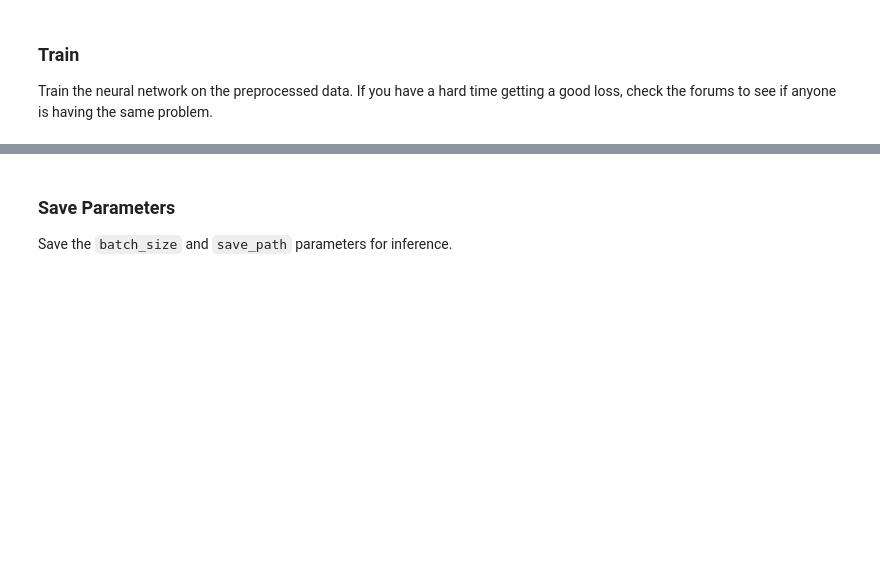
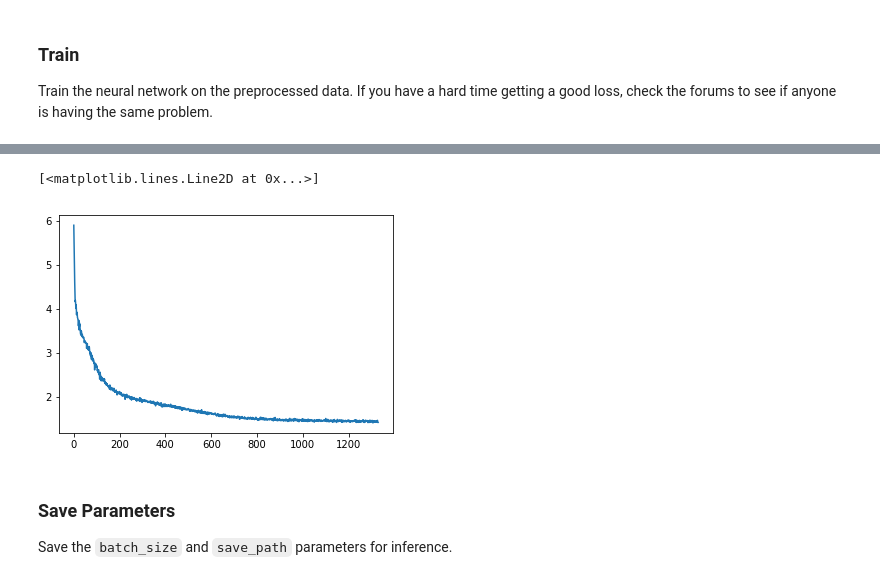
Before and after one commit to Wajih-O/deep-learning, a Jupyter notebook: language-translation/dlnd_language_translation.ipynb, the cells around one changed output, grey strips where cells are left out. Cells and saved outputs as stored; diff of their text form; code cells hidden in the pictures; blank space fills up the shorter version.

```diff
--- a/language-translation/dlnd_language_translation.ipynb
+++ b/language-translation/dlnd_language_translation.ipynb
@@ -552,3 +556,8 @@ plt.plot(valid_acc)
+# %%
+plt.plot(loss_)
+# %% [output]
+[<matplotlib.lines.Line2D at 0x...>]
+[figure, added]
 # %% [markdown]
 ### Save Parameters
 Save the `batch_size` and `save_path` parameters for inference.
```
Also changed, not shown: parts of 13 cells of this notebook, 1 other file.
